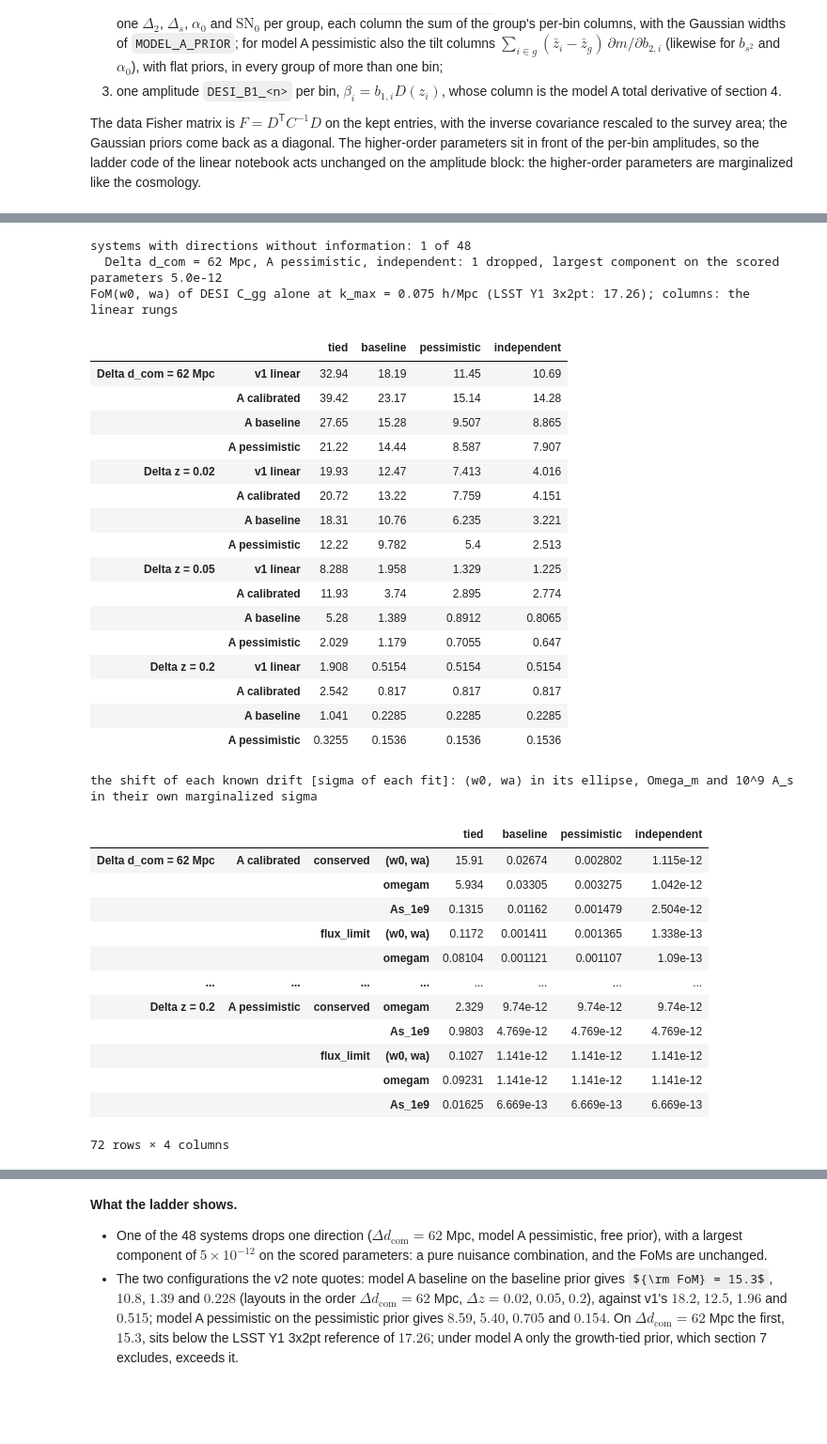
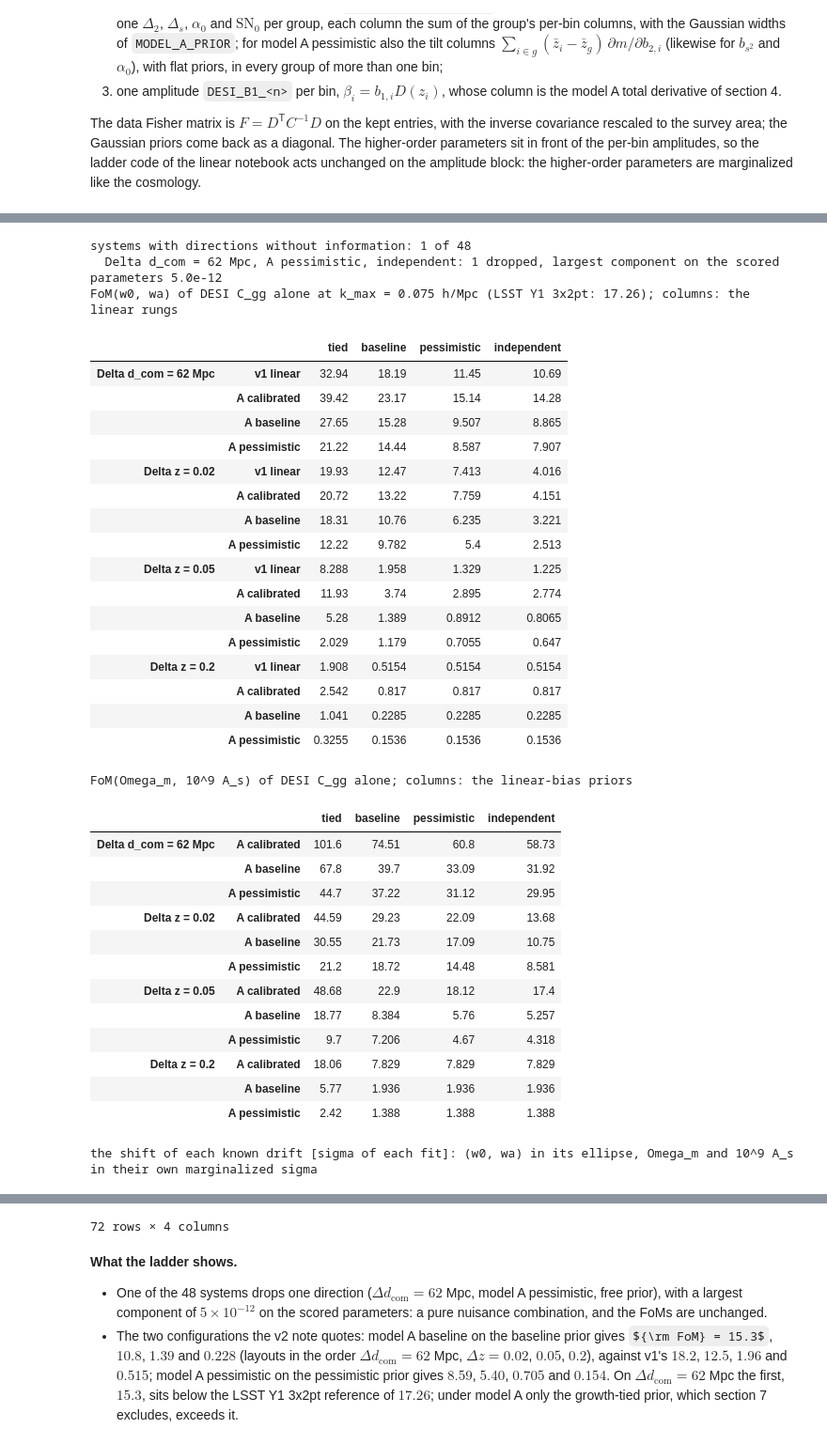
Before and after one commit to SBU-COSMOLIKE/lssty1xdesi, a Jupyter notebook: EXAMPLE_EVALUATE_FISHER_MODEL_A.ipynb, the cells around one changed output, grey strips where cells are left out. Shown at 94% size. Drawn from its saved outputs; the diff is of its cells as text; code cells hidden in the pictures; some formulas as TeX source; blank space fills up the shorter version.

```diff
--- a/EXAMPLE_EVALUATE_FISHER_MODEL_A.ipynb
+++ b/EXAMPLE_EVALUATE_FISHER_MODEL_A.ipynb
@@ -820,6 +827,10 @@ def rung_system(key, fisher, precision=None, tied=False):
     scored = iw + [used_live.index(p) for p in SINGLE_PARAMS]
     null_overlap = float(np.max(np.abs(null[scored]))) if null.shape[1] else 0.0
     Cw = F_inv[np.ix_(iw, iw)]
+    # the figure of merit of (Omega_m, 10^9 A_s), in the sampled units,
+    # from the same inverse as the dark-energy one
+    i_om_as = [used_live.index(p) for p in ('omegam', 'As_1e9')]
+    fom_om_as = 1.0/np.sqrt(np.linalg.det(F_inv[np.ix_(i_om_as, i_om_as)]))
     Nw = (F_inv @ F0t[np.ix_(live, live)] @ F_inv)[np.ix_(iw, iw)]
     # the single parameters scored next to (w0, wa): index and marginalized sigma
     ip = {p: used_live.index(p) for p in SINGLE_PARAMS}
@@ -838,7 +849,8 @@ def rung_system(key, fisher, precision=None, tied=False):
         return {p: float(dp[i]/sigma[p]) for p, i in ip.items()}
 
     return {'solve': solve, 'solve_single': solve_single, 'Cw': Cw, 'Nw': Nw,
-            'fom': 1.0/np.sqrt(np.linalg.det(Cw)), 'nx': nx, 'sigma': sigma,
+            'fom': 1.0/np.sqrt(np.linalg.det(Cw)), 'fom_om_as': float(fom_om_as),
+            'nx': nx, 'sigma': sigma,
             'noise_single': noise_single, 'dropped': int(null.shape[1]),
             'null_overlap': null_overlap}
 
@@ -877,7 +889,8 @@ for key in LAYOUTS:
                 shifts[law] = float(np.sqrt(dw @ Ci @ dw))
                 for p, v in sysm['solve_single'](g).items():
                     shifts[f'{law}_{p}'] = abs(v)
-            ladder[(key, variant, rung)] = {'fom': float(sysm['fom']), **shifts}
+            ladder[(key, variant, rung)] = {'fom': float(sysm['fom']),
+                                            'fom_om_as': sysm['fom_om_as'], **shifts}
 
 # Directions without information that stable_inverse dropped, and their
 # largest component on (w0, wa), Omega_m and A_s (scaled basis): a pure
@@ -902,50 +915,56 @@ for key in LAYOUTS:
 print(f'FoM(w0, wa) of DESI C_gg alone at k_max = {KMAX} h/Mpc (LSST Y1 3x2pt: '
       f'{LSST_Y1_SRD_FOM}); columns: the linear rungs')
 display(pd.DataFrame(table).T)
+table_om_as = {(key, variant): {rung: ladder[(key, variant, rung)]['fom_om_as']
+                                for rung in LADDER_RUNGS}
+               for key in LAYOUTS for variant in HO_VARIANTS}
+print('FoM(Omega_m, 10^9 A_s) of DESI C_gg alone; columns: the linear-bias priors')
+display(pd.DataFrame(table_om_as).T)
 
 shift_table = {}
 for key in LAYOUTS:
     for variant in HO_VARIANTS:
         for law in DRIFT_LAWS:
             for what in ['', *[f'_{p}' for p in SINGLE_PARAMS]]:
                 label = '(w0, wa)' if not what else what[1:]
                 shift_table[(key, variant, law, label)] = {
                     rung: ladder[(key, variant, rung)][law + what] for rung in LADDER_RUNGS}
 print('the shift of each known drift [sigma of each fit]: (w0, wa) in its ellipse, '
       'Omega_m and 10^9 A_s in their own marginalized sigma')
 display(pd.DataFrame(shift_table).T)
 # %% [output]
 systems with directions without information: 1 of 48
   Delta d_com = 62 Mpc, A pessimistic, independent: 1 dropped, largest component on the scored parameters 5.0e-12
 FoM(w0, wa) of DESI C_gg alone at k_max = 0.075 h/Mpc (LSST Y1 3x2pt: 17.26); columns: the linear rungs
 |  |  | tied | baseline | pessimistic | independent |
 | Delta d_com = 62 Mpc | v1 linear | 32.94 | 18.19 | 11.45 | 10.69 |
 |  | A calibrated | 39.42 | 23.17 | 15.14 | 14.28 |
 |  | A baseline | 27.65 | 15.28 | 9.507 | 8.865 |
 |  | A pessimistic | 21.22 | 14.44 | 8.587 | 7.907 |
 | Delta z = 0.02 | v1 linear | 19.93 | 12.47 | 7.413 | 4.016 |
 |  | A calibrated | 20.72 | 13.22 | 7.759 | 4.151 |
 |  | A baseline | 18.31 | 10.76 | 6.235 | 3.221 |
 |  | A pessimistic | 12.22 | 9.782 | 5.4 | 2.513 |
 | Delta z = 0.05 | v1 linear | 8.288 | 1.958 | 1.329 | 1.225 |
 |  | A calibrated | 11.93 | 3.74 | 2.895 | 2.774 |
 |  | A baseline | 5.28 | 1.389 | 0.8912 | 0.8065 |
 |  | A pessimistic | 2.029 | 1.179 | 0.7055 | 0.647 |
 | Delta z = 0.2 | v1 linear | 1.908 | 0.5154 | 0.5154 | 0.5154 |
 |  | A calibrated | 2.542 | 0.817 | 0.817 | 0.817 |
 |  | A baseline | 1.041 | 0.2285 | 0.2285 | 0.2285 |
 |  | A pessimistic | 0.3255 | 0.1536 | 0.1536 | 0.1536 |
-the shift of each known drift [sigma of each fit]: (w0, wa) in its ellipse, Omega_m and 10^9 A_s in their own marginalized sigma
+FoM(Omega_m, 10^9 A_s) of DESI C_gg alone; columns: the linear-bias priors
-|  |  |  |  | tied | baseline | pessimistic | independent |
-| Delta d_com = 62 Mpc | A calibrated | conserved | (w0, wa) | 15.91 | 0.02674 | 0.002802 | 1.115e-12 |
-|  |  |  | omegam | 5.934 | 0.03305 | 0.003275 | 1.042e-12 |
-|  |  |  | As_1e9 | 0.1315 | 0.01162 | 0.001479 | 2.504e-12 |
-|  |  | flux_limit | (w0, wa) | 0.1172 | 0.001411 | 0.001365 | 1.338e-13 |
-|  |  |  | omegam | 0.08104 | 0.001121 | 0.001107 | 1.09e-13 |
-| ... | ... | ... | ... | ... | ... | ... | ... |
-| Delta z = 0.2 | A pessimistic | conserved | omegam | 2.329 | 9.74e-12 | 9.74e-12 | 9.74e-12 |
-|  |  |  | As_1e9 | 0.9803 | 4.769e-12 | 4.769e-12 | 4.769e-12 |
-|  |  | flux_limit | (w0, wa) | 0.1027 | 1.141e-12 | 1.141e-12 | 1.141e-12 |
-|  |  |  | omegam | 0.09231 | 1.141e-12 | 1.141e-12 | 1.141e-12 |
-|  |  |  | As_1e9 | 0.01625 | 6.669e-13 | 6.669e-13 | 6.669e-13 |
+|  |  | tied | baseline | pessimistic | independent |
+| Delta d_com = 62 Mpc | A calibrated | 101.6 | 74.51 | 60.8 | 58.73 |
+|  | A baseline | 67.8 | 39.7 | 33.09 | 31.92 |
+|  | A pessimistic | 44.7 | 37.22 | 31.12 | 29.95 |
+| Delta z = 0.02 | A calibrated | 44.59 | 29.23 | 22.09 | 13.68 |
+|  | A baseline | 30.55 | 21.73 | 17.09 | 10.75 |
+|  | A pessimistic | 21.2 | 18.72 | 14.48 | 8.581 |
+| Delta z = 0.05 | A calibrated | 48.68 | 22.9 | 18.12 | 17.4 |
+|  | A baseline | 18.77 | 8.384 | 5.76 | 5.257 |
+|  | A pessimistic | 9.7 | 7.206 | 4.67 | 4.318 |
+| Delta z = 0.2 | A calibrated | 18.06 | 7.829 | 7.829 | 7.829 |
+|  | A baseline | 5.77 | 1.936 | 1.936 | 1.936 |
+|  | A pessimistic | 2.42 | 1.388 | 1.388 | 1.388 |
-72 rows × 4 columns
+the shift of each known drift [sigma of each fit]: (w0, wa) in its ellipse, Omega_m and 10^9 A_s in their own marginalized sigma
@@ -952,3 +983,4 @@ the shift of each known drift [sigma of each fit]: (w0, wa) in its ellipse, Omeg
+72 rows × 4 columns
 # %% [markdown]
 **What the ladder shows.**
 
```
Also changed, not shown: parts of 4 cells of this notebook, 12 other files.
